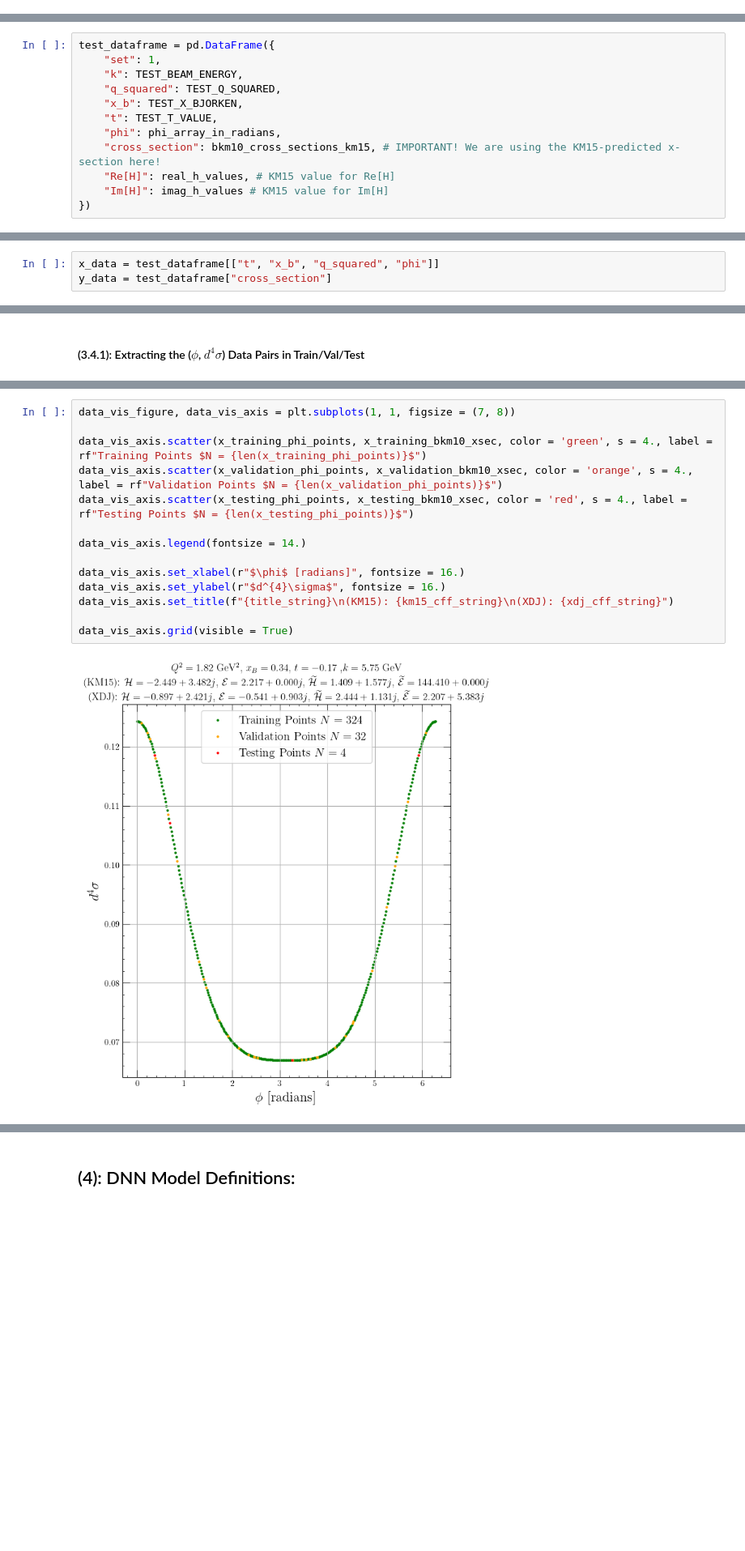
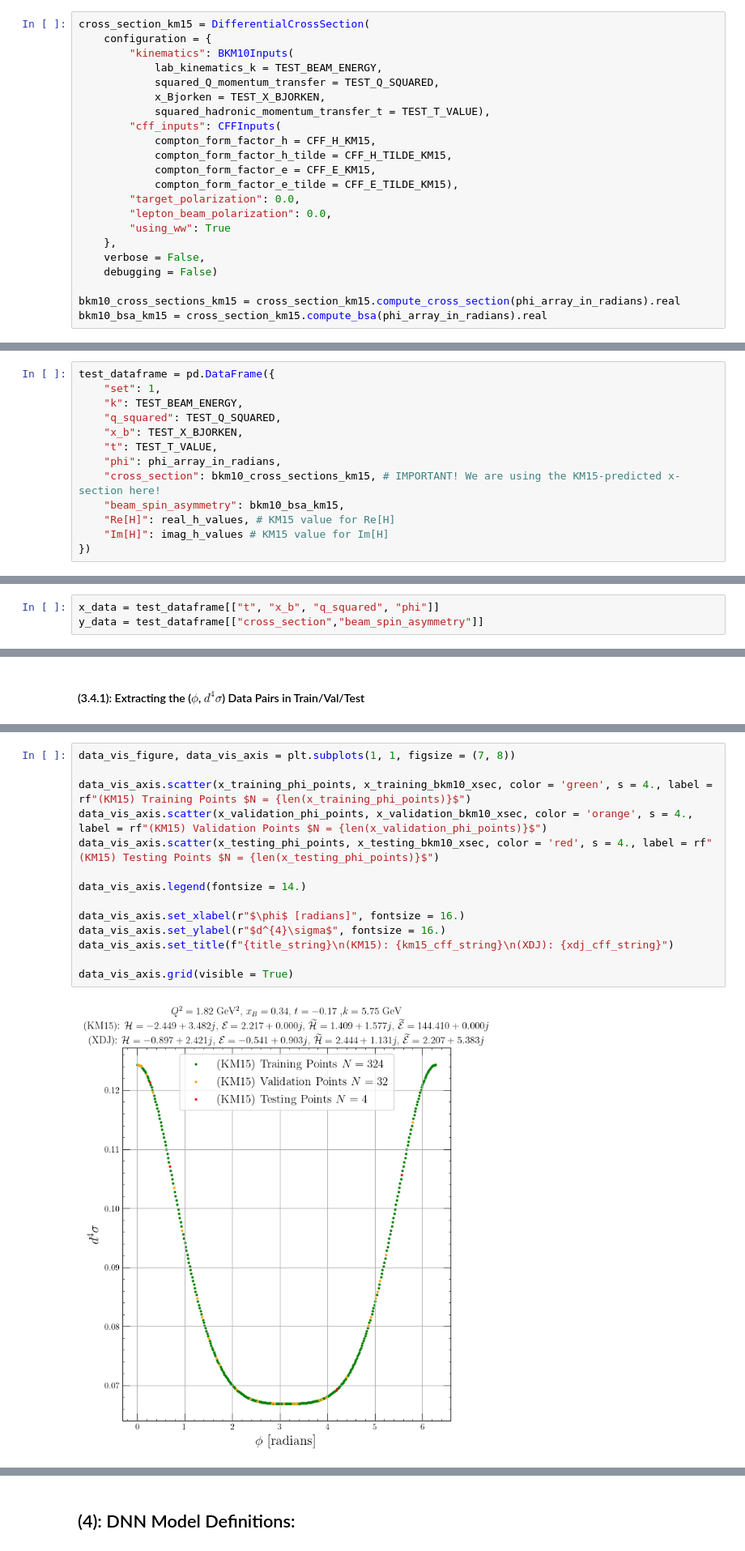
Before and after one commit to JayDanielsss/gpd_dnn, a Jupyter notebook: closure_test/closure_test.ipynb, the cells around one changed output, grey strips where cells are left out. Shown at 81% size. Cells and saved outputs as stored; diff of their text form; blank space fills up the shorter version.

```diff
--- a/closure_test/closure_test.ipynb
+++ b/closure_test/closure_test.ipynb
@@ -262,0 +284,22 @@ Now setting Im[Et] = 0.0
+# %%
+cross_section_km15 = DifferentialCrossSection(
+    configuration = {
+        "kinematics": BKM10Inputs(
+            lab_kinematics_k = TEST_BEAM_ENERGY,
+            squared_Q_momentum_transfer = TEST_Q_SQUARED,
+            x_Bjorken = TEST_X_BJORKEN,
+            squared_hadronic_momentum_transfer_t = TEST_T_VALUE),
+        "cff_inputs": CFFInputs(
+            compton_form_factor_h = CFF_H_KM15,
+            compton_form_factor_h_tilde = CFF_H_TILDE_KM15,
+            compton_form_factor_e = CFF_E_KM15,
+            compton_form_factor_e_tilde = CFF_E_TILDE_KM15),
+        "target_polarization": 0.0,
+        "lepton_beam_polarization": 0.0,
+        "using_ww": True
+    },
+    verbose = False,
+    debugging = False)
+
+bkm10_cross_sections_km15 = cross_section_km15.compute_cross_section(phi_array_in_radians).real
+bkm10_bsa_km15 = cross_section_km15.compute_bsa(phi_array_in_radians).real
@@ -355,6 +424,7 @@ test_dataframe = pd.DataFrame({
     "t": TEST_T_VALUE,
     "phi": phi_array_in_radians,
     "cross_section": bkm10_cross_sections_km15, # IMPORTANT! We are using the KM15-predicted x-section here!
+    "beam_spin_asymmetry": bkm10_bsa_km15,
     "Re[H]": real_h_values, # KM15 value for Re[H]
     "Im[H]": imag_h_values # KM15 value for Im[H]
 })
@@ -384,7 +438,7 @@ test_dataframe
 **Important**: Define here what you want to train on!
 # %%
 x_data = test_dataframe[["t", "x_b", "q_squared", "phi"]]
-y_data = test_dataframe["cross_section"]
+y_data = test_dataframe[["cross_section","beam_spin_asymmetry"]]
 # %% [markdown]
 #### (3.1.1): Let's Check Out the $x$ DF:
 # %%
@@ -557,16 +615,16 @@ x_testing_bkm10_xsec = xsecs.compute_cross_section(x_testing_phi_points).real
 # %%
 data_vis_figure, data_vis_axis = plt.subplots(1, 1, figsize = (7, 8))
 
-data_vis_axis.scatter(x_training_phi_points, x_training_bkm10_xsec, color = 'green', s = 4., label = rf"Training Points $N = {len(x_training_phi_points)}$")
-data_vis_axis.scatter(x_validation_phi_points, x_validation_bkm10_xsec, color = 'orange', s = 4., label = rf"Validation Points $N = {len(x_validation_phi_points)}$")
-data_vis_axis.scatter(x_testing_phi_points, x_testing_bkm10_xsec, color = 'red', s = 4., label = rf"Testing Points $N = {len(x_testing_phi_points)}$")
+data_vis_axis.scatter(x_training_phi_points, x_training_bkm10_xsec, color = 'green', s = 4., label = rf"(KM15) Training Points $N = {len(x_training_phi_points)}$")
+data_vis_axis.scatter(x_validation_phi_points, x_validation_bkm10_xsec, color = 'orange', s = 4., label = rf"(KM15) Validation Points $N = {len(x_validation_phi_points)}$")
+data_vis_axis.scatter(x_testing_phi_points, x_testing_bkm10_xsec, color = 'red', s = 4., label = rf"(KM15) Testing Points $N = {len(x_testing_phi_points)}$")
 
 data_vis_axis.legend(fontsize = 14.)
 
 data_vis_axis.set_xlabel(r"$\phi$ [radians]", fontsize = 16.)
 data_vis_axis.set_ylabel(r"$d^{4}\sigma$", fontsize = 16.)
 data_vis_axis.set_title(f"{title_string}\n(KM15): {km15_cff_string}\n(XDJ): {xdj_cff_string}")
 
 data_vis_axis.grid(visible = True)
 # %% [output]
-[figure, old version]
+[figure, new version]
```
Also changed, not shown: parts of 94 cells of this notebook, 4 other files.
